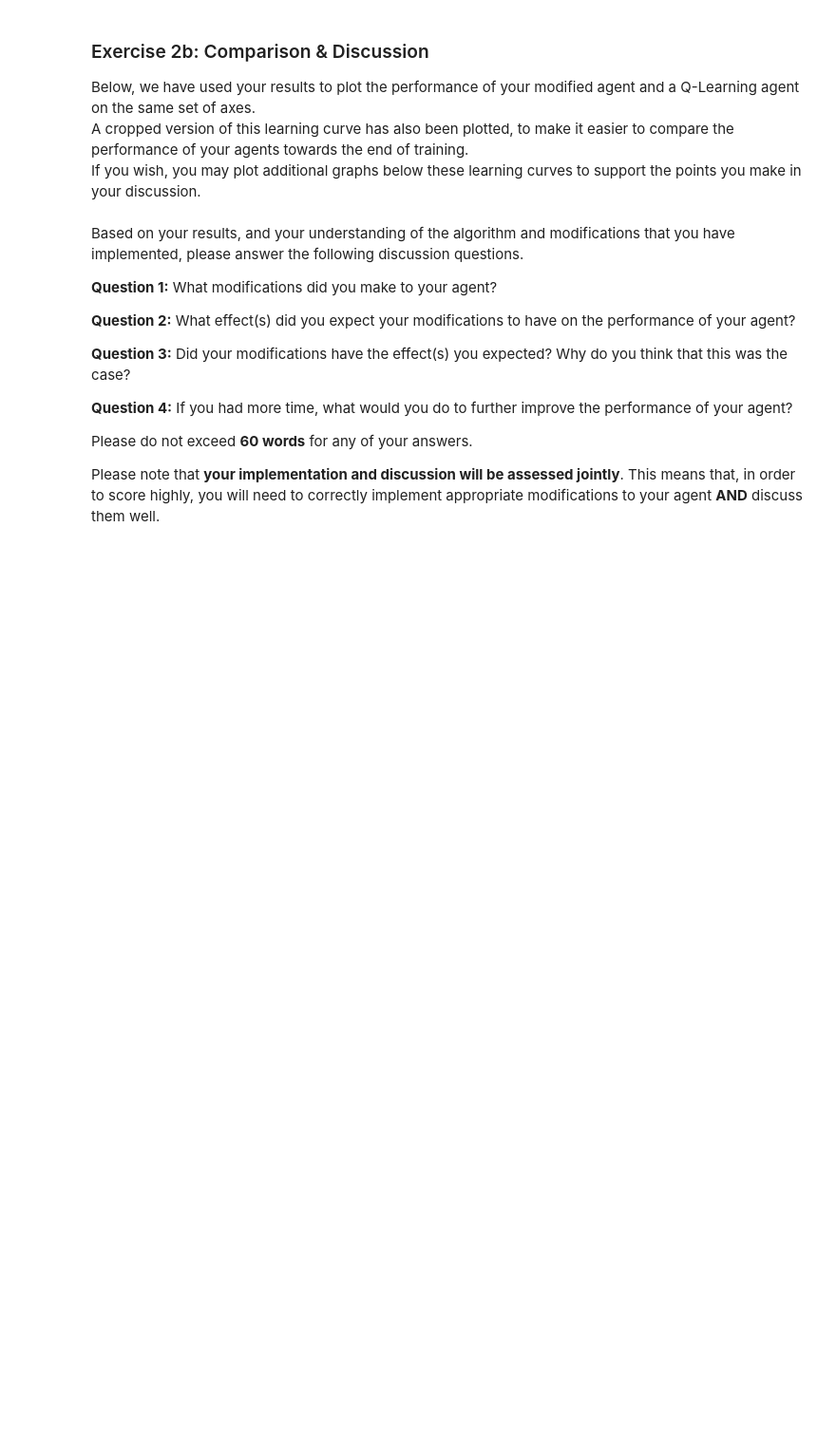
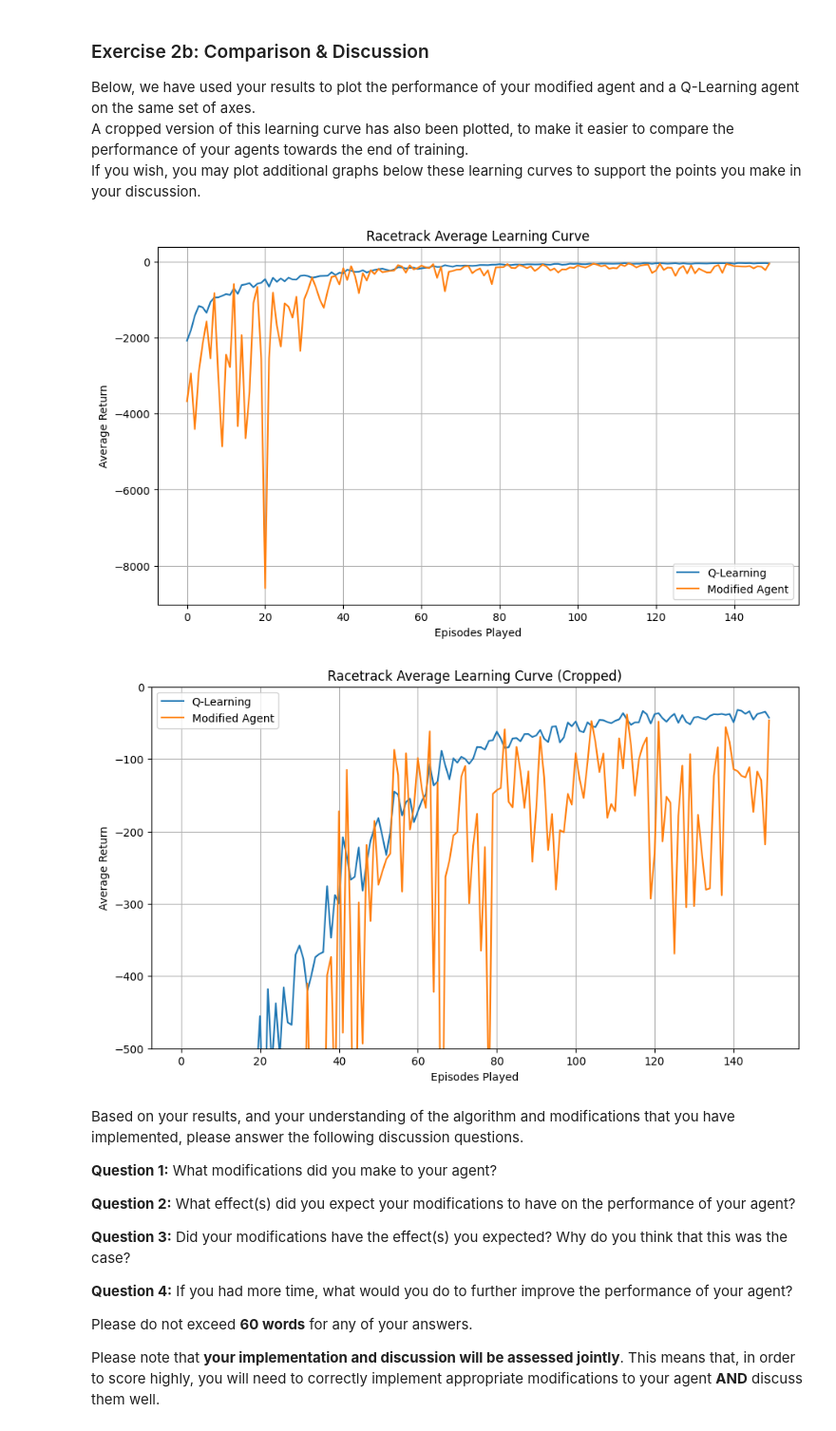
Before and after one commit to rwitobaansheikh/Reinforcement_learning, a Jupyter notebook: rl_cw/rl_cw_2_racetrack.ipynb, the cells around one changed output. Shown at 95% size. Cells and saved outputs as stored; diff of their text form; code cells hidden in the pictures; blank space fills up the shorter version.

```diff
--- a/rl_cw/rl_cw_2_racetrack.ipynb
+++ b/rl_cw/rl_cw_2_racetrack.ipynb
@@ -179,13 +382,17 @@ If you wish, you may plot additional graphs below these learning curves to suppo
 # %%
 from racetrack_env import plot_modified_agent_results
 from racetrack_env import simple_issue_checking
 
 # Checking Modified Agent Results for Obvious Issues.
-simple_issue_checking(modified_agent_rewards, modified_agent = True)
-
+#simple_issue_checking(modified_agent_rewards, modified_agent = True)
+simple_issue_checking(modified_rewards, modified_agent = True)
 # Plotting Modified Agent Learning Curve.
 %matplotlib inline
-plot_modified_agent_results(modified_agent_rewards)
+#plot_modified_agent_results(modified_agent_rewards)
+plot_modified_agent_results(modified_rewards)
+# %% [output]
+[figure, added]
+[figure, added]
 # %% [markdown]
 Based on your results, and your understanding of the algorithm and modifications that you have implemented, please answer the following discussion questions. <br />
 
```
Also changed, not shown: parts of 8 cells of this notebook.
